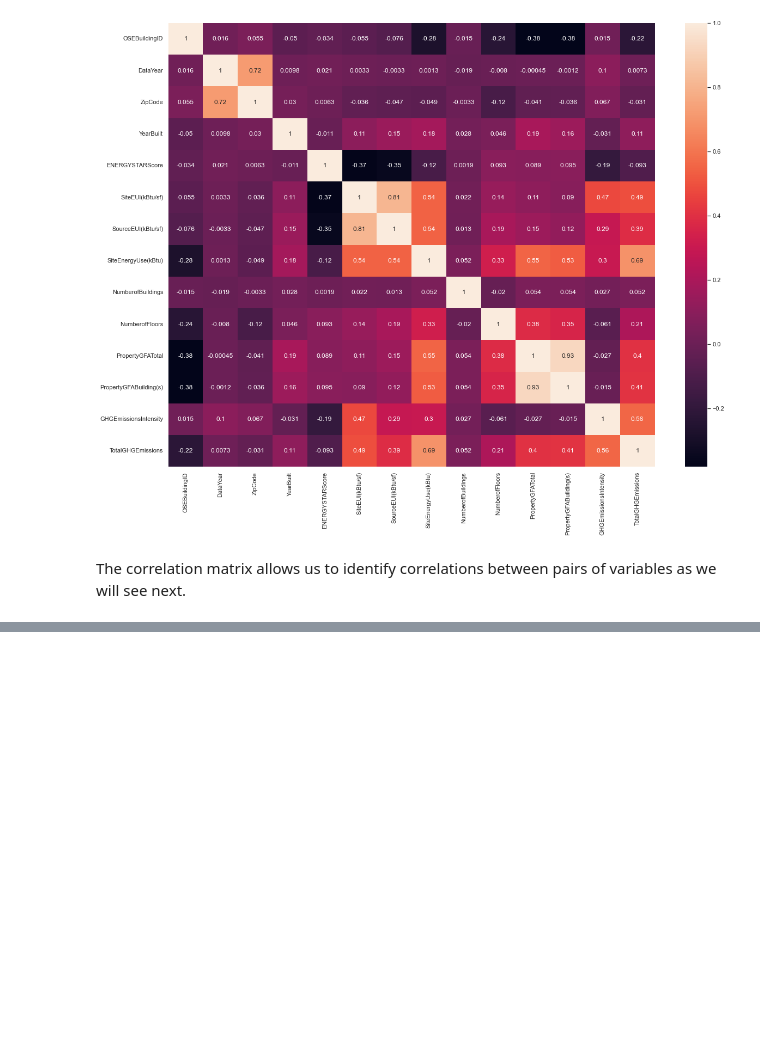
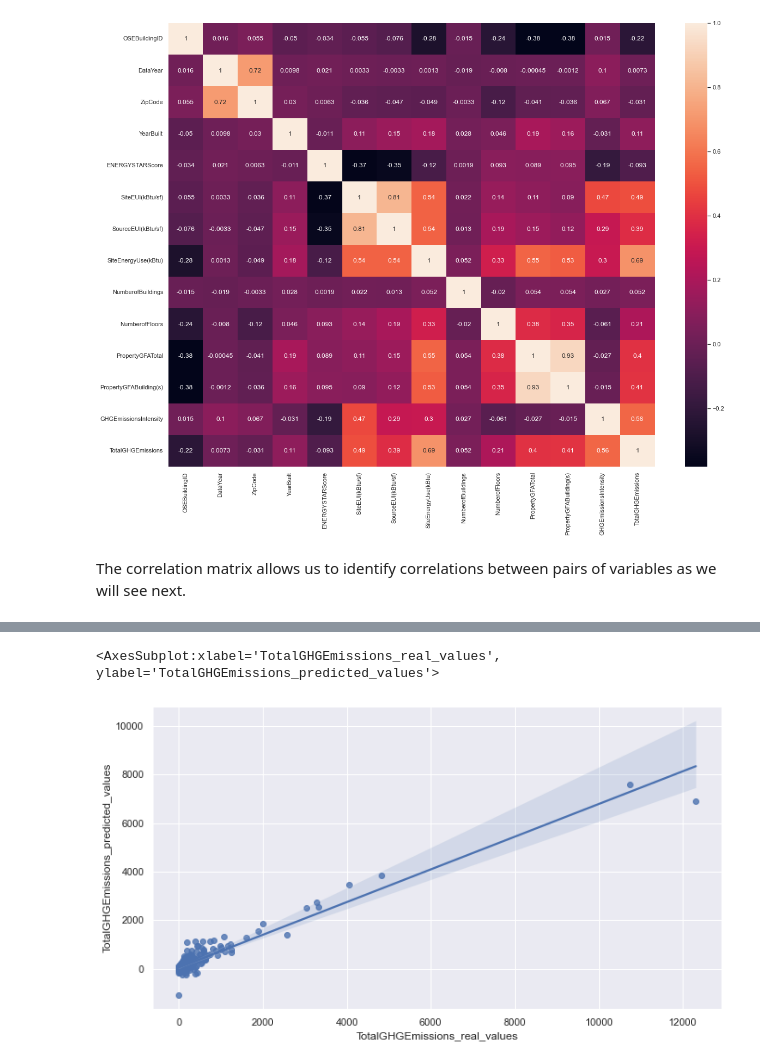
Before and after one commit to MariaDBPerez/energy_consumption, a Jupyter notebook: project_4.ipynb, the cells around one changed output, grey strips where cells are left out. Cells and saved outputs as stored; diff of their text form; code cells hidden in the pictures; blank space fills up the shorter version.

Commit message:
models implementation

```diff
--- a/project_4.ipynb
+++ b/project_4.ipynb
@@ -690,0 +653,3 @@ array([3.75290657e+01, 2.72061424e+02, 6.73808873e+00, 8.64397844e+00,
+# %%
+# X_test is the set that is going to pass to the model. Here we calculate prediction probabilities.
+y_GHG_emissions = reg.predict(X_test)
@@ -690,0 +667,6 @@ array([3.75290657e+01, 2.72061424e+02, 6.73808873e+00, 8.64397844e+00,
+# %%
+# y_test corresponds to the known (real) values to predict the target column values
+# Name: TotalGHGEmissions, Length: 661, dtype: float64
+real_and_predicted_values_test_data_frame = pd.DataFrame()
+# %%
+real_and_predicted_values_test_data_frame['TotalGHGEmissions_real_values'] = y_test
@@ -690,0 +682,3 @@ array([3.75290657e+01, 2.72061424e+02, 6.73808873e+00, 8.64397844e+00,
+# %%
+# real_and_predicted_values_test_data_frame = real_and_predicted_values_test_data_frame['TotalGHGEmissions_real_values']
+real_and_predicted_values_test_data_frame['TotalGHGEmissions_predicted_values'] = y_GHG_emissions
@@ -690,0 +694,7 @@ array([3.75290657e+01, 2.72061424e+02, 6.73808873e+00, 8.64397844e+00,
+# %%
+# https://seaborn.pydata.org/tutorial/regression.html
+plt.subplots(figsize=(10, 9))
+sns.regplot(x="TotalGHGEmissions_real_values", y="TotalGHGEmissions_predicted_values", data=real_and_predicted_values_test_data_frame)
+# %% [output]
+<AxesSubplot:xlabel='TotalGHGEmissions_real_values', ylabel='TotalGHGEmissions_predicted_values'>
+[figure, added]
```
Also changed, not shown: parts of 52 cells of this notebook.
